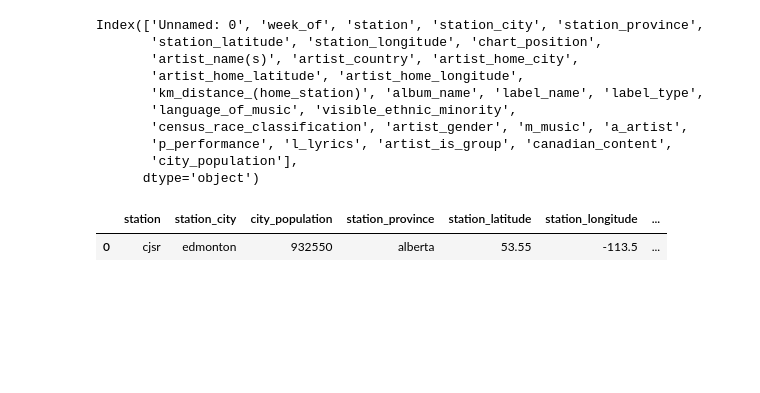
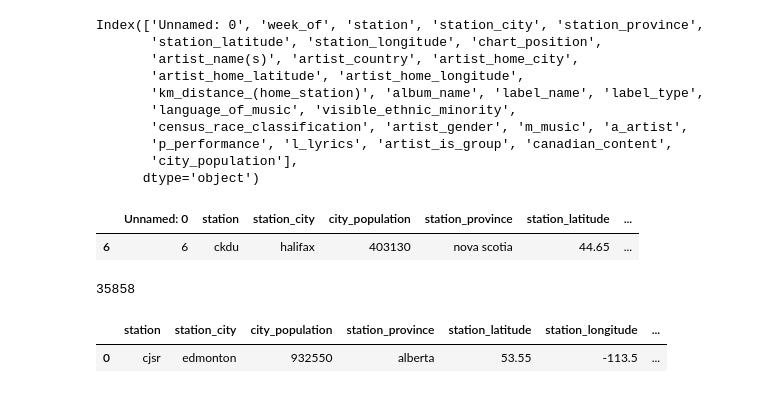
Before and after one commit to OwenBrush/canadian-hip-hop-radio-analysis, a Jupyter notebook: data_exploration.ipynb, the cells around one changed output. Saved outputs shown, nothing was run; the diff lists cells and outputs as text; code cells hidden in the pictures; blank space fills up the shorter version.

```diff
--- a/data_exploration.ipynb
+++ b/data_exploration.ipynb
@@ -47,3 +59,13 @@ plot_categorical_comparison(
+# %%
+station_df = pd.read_csv('data/clean_data_stations.csv')
+station_df[station_df['station_province'] == 'nova scotia']
+# %% [output]
+|  | Unnamed: 0 | station | station_city | city_population | station_province | station_latitude | ... |
+| 6 | 6 | ckdu | halifax | 403130 | nova scotia | 44.65 | ... |
+# %%
+station_df['total_plays'].sum()
+# %% [output]
+35858
 # %%
 ontario_df = df[df['station_province'] == 'ontario']
 plot_categorical_comparison(
```
Also changed, not shown: parts of 10 cells of this notebook, 5 other files.
